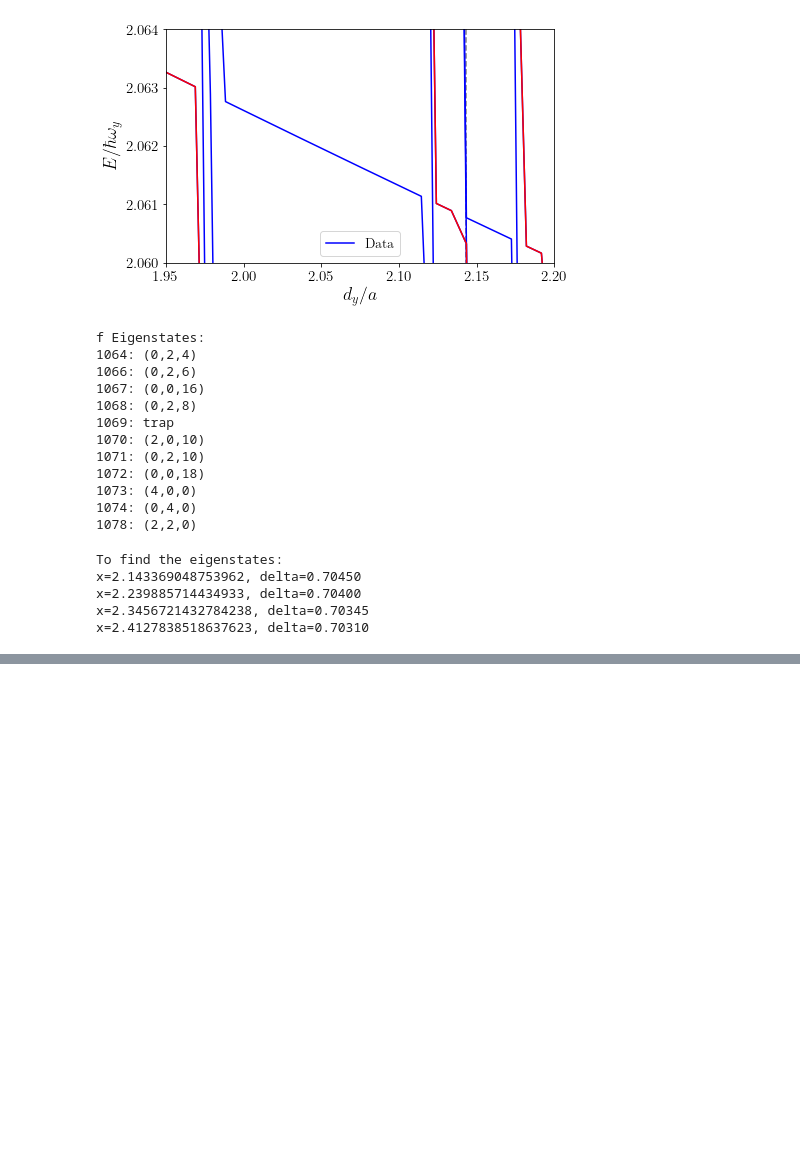
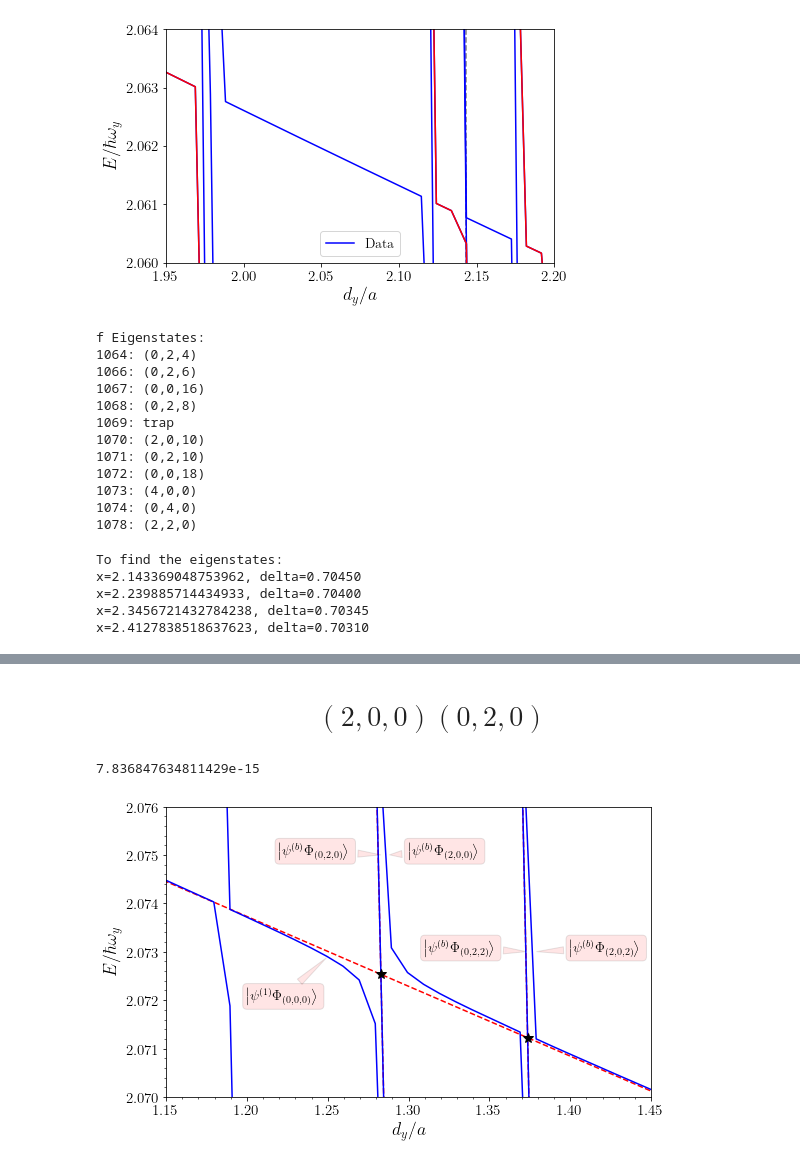
Before and after one commit to TsspGit/Ultracold_Atoms_src, a Jupyter notebook: Analysis/q1D/Energies_Analysis_4993_4993_50_400.ipynb, the cells around one changed output, grey strips where cells are left out. Cells and saved outputs as stored; diff of their text form; code cells hidden in the pictures; blank space fills up the shorter version.

```diff
--- a/Analysis/q1D/Energies_Analysis_4993_4993_50_400.ipynb
+++ b/Analysis/q1D/Energies_Analysis_4993_4993_50_400.ipynb
@@ -310,3 +280,81 @@ ICIR: asc/dy:
 #np.savetxt('Results/ICIR_positions_4993_4993_50.txt',
 #           [[1], [1/cross_points(f1004, f1007)], [np.polyval(f1004, cross_points(f1004, f1007))]],
 #           header='wx/wy, asc/dy, E/hwy', )
+# %% [markdown]
+# $$(2,0,0) (0,2,0)$$
+# %%
+fig3, ax3 = plt.subplots(figsize=(5*aur,5))
+# nivel 1056:
+f1056 = trap_fit(dic, x, x_lims=(1.15, 1.45), y_lims=(2.07, 2.076) ,levels=(1056, 1061), wy=wy, tol=10)/wy
+ax3.plot(x, np.polyval(f1056, x), 'r--', markersize=4, label='Diabetic')
+ax3.plot(x, dic['nivel_1056']/wy, 'b', label='Adiabatic')
+
+# nivel 1057:
+f1057 = np.polyfit(x[(x < 1.19) & (x > 1.05)], np.array(dic['nivel_1057'])[(x < 1.19) & (x > 1.05)]/wy, deg=1)
+x1057 = np.linspace(1, 1.3, num=500)
+#ax3.plot(x1057, np.polyval(f1057, x1057), 'r--', markersize=4)
+ax3.plot(x, dic['nivel_1057']/wy, 'b')
+
+# nivel 1058:
+f1058 = np.polyfit(x[(x > 1.2) & (x < 1.3)], np.array(dic['nivel_1058'])[(x > 1.2) & (x < 1.3)]/wy, deg=1)
+x1058 = np.linspace(1.2, 1.3, num=500)
+ax3.plot(x1058, np.polyval(f1058, x1058), 'r--', markersize=4)
+ax3.plot(x, dic['nivel_1058']/wy, 'b')
+
+# nivel 1059:
+# proviene del mismo que el 1058
+ax3.plot(x, dic['nivel_1059']/wy, 'b')
+
+# nivel 1060:
+f1060 = np.polyfit(x[(x > 1.35) & (x < 1.37)], np.array(dic['nivel_1060'])[(x > 1.35) & (x < 1.37)]/wy, deg=1)
+x1060 = np.linspace(1.3, 1.4, num=500)
+ax3.plot(x1060, np.polyval(f1060, x1060), 'r--', markersize=4)
+ax3.plot(x, dic['nivel_1060']/wy, 'b')
+
+# nivel 1061:
+# proviene del mismo que el 1060:
+ax3.plot(x, dic['nivel_1061']/wy, 'b')
+
+# Crosses:
+##########
+#ax3.plot(cross_points(f1056, f1057), np.polyval(f1056, cross_points(f1056, f1057)), 'k*', markersize=10, label='ICIR')
+ax3.plot(cross_points(f1056, f1058), np.polyval(f1056, cross_points(f1056, f1058)), 'k*', markersize=10)
+ax3.plot(cross_points(f1056, f1060), np.polyval(f1056, cross_points(f1056, f1060)), 'k*', markersize=10)
+
+# States:
+#########
+#ax3.annotate(r'$\left|\psi^{(b)} \Phi_{(0,0,14)}\right>$', xy=(1.20, 2.075), xytext=(1.15, 2.0765), fontsize=14,
+#             bbox=dict(boxstyle="round", alpha=0.1, facecolor='r'),
+#             arrowprops=dict(arrowstyle="wedge, tail_width=0.5", alpha=0.1, facecolor='r'))
+
+ax3.annotate(r'$\left|\psi^{(1)} \Phi_{(0,0,0)}\right>$', xy=(1.25, 2.0729), xytext=(1.2, 2.072), fontsize=14,
+             bbox=dict(boxstyle="round", alpha=0.1, facecolor='r'),
+             arrowprops=dict(arrowstyle="wedge, tail_width=0.5", alpha=0.1, facecolor='r'))
+
+ax3.annotate(r'$\left|\psi^{(b)} \Phi_{(0,2,0)}\right>$', xy=(1.284, 2.075), xytext=(1.22, 2.075), fontsize=14,
+             bbox=dict(boxstyle="round", alpha=0.1, facecolor='r'),
+             arrowprops=dict(arrowstyle="wedge, tail_width=0.5", alpha=0.1, facecolor='r'))
+
+ax3.annotate(r'$\left|\psi^{(b)} \Phi_{(2,0,0)}\right>$', xy=(1.287, 2.075), xytext=(1.3, 2.075), fontsize=14,
+             bbox=dict(boxstyle="round", alpha=0.1, facecolor='r'),
+             arrowprops=dict(arrowstyle="wedge, tail_width=0.5", alpha=0.1, facecolor='r'))
+
+ax3.annotate(r'$\left|\psi^{(b)} \Phi_{(0,2,2)}\right>$', xy=(1.374, 2.073), xytext=(1.31, 2.073), fontsize=14,
+             bbox=dict(boxstyle="round", alpha=0.1, facecolor='r'),
+             arrowprops=dict(arrowstyle="wedge, tail_width=0.5", alpha=0.1, facecolor='r'))
+
+ax3.annotate(r'$\left|\psi^{(b)} \Phi_{(2,0,2)}\right>$', xy=(1.378, 2.073), xytext=(1.4, 2.073), fontsize=14,
+             bbox=dict(boxstyle="round", alpha=0.1, facecolor='r'),
+             arrowprops=dict(arrowstyle="wedge, tail_width=0.5", alpha=0.1, facecolor='r'))
+
+ax3.set_xlabel('$d_{y}/a$')
+ax3.set_ylabel('$E/\hbar \omega_{y}$')
+ax3.xaxis.set_minor_locator(AutoMinorLocator())
+ax3.yaxis.set_minor_locator(AutoMinorLocator())
+ax3.set_ylim(2.07, 2.076)
+ax3.set_xlim(1.15, 1.45)
+plt.tight_layout()
+fig3.savefig('Results/Figures/Ix4993_Iy4993_Iz50_Easc_Interpolation.png', dpi=200)
+# %% [output]
+7.836847634811429e-15
+[figure, added]
```
Also changed, not shown: parts of 9 cells of this notebook, 10 other files.
